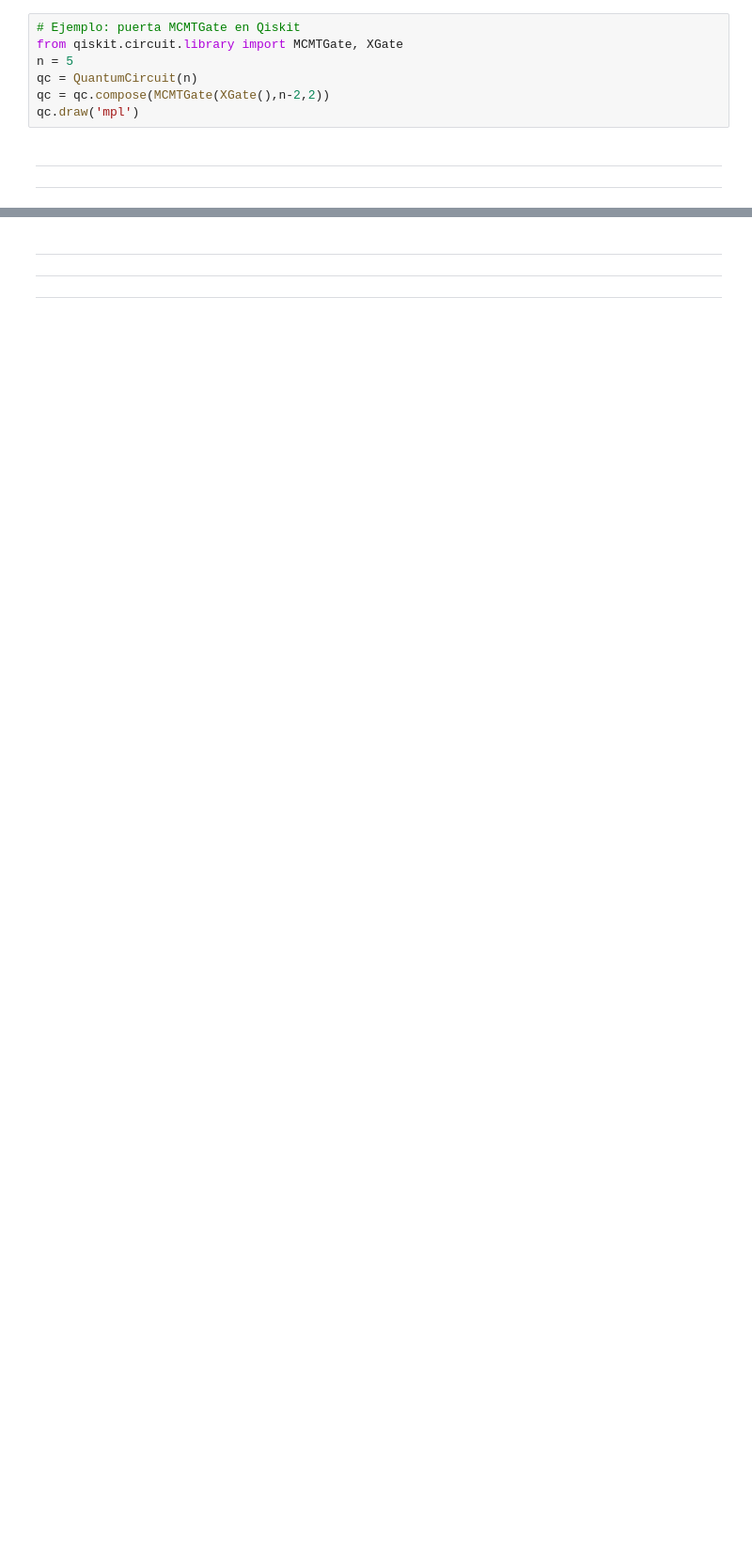
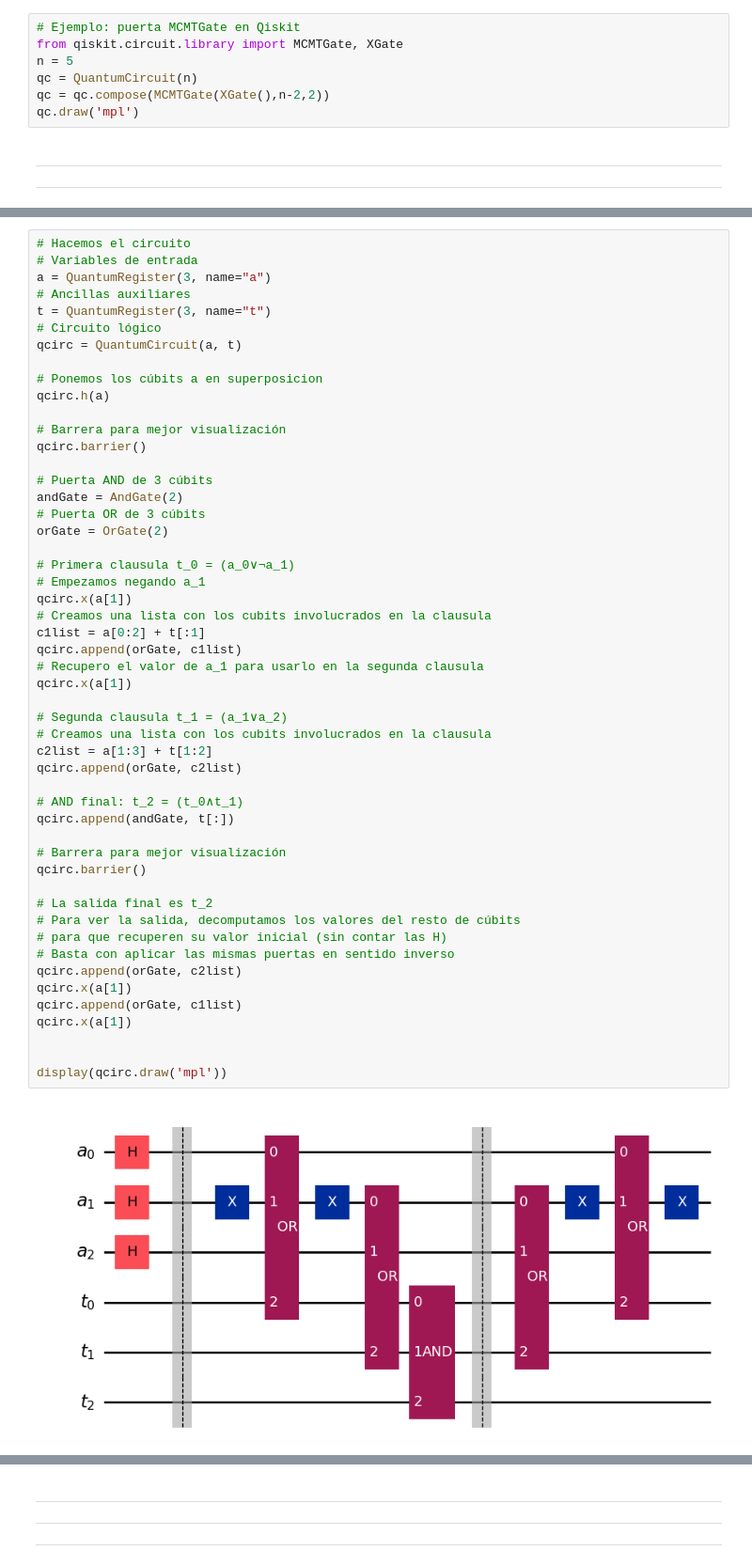
Before and after one commit to tarabelo/2026-VIU-Quantum, a Jupyter notebook: 02. Bits y Cúbits.ipynb, the cells around one changed output, grey strips where cells are left out. Shown at 94% size. Saved outputs shown, nothing was run; the diff lists cells and outputs as text; blank space fills up the shorter version.

```diff
--- a/02. Bits y Cúbits.ipynb
+++ b/02. Bits y Cúbits.ipynb
@@ -1406,0 +1439,53 @@ evaluar_logica()
+# %%
+# Hacemos el circuito
+# Variables de entrada
+a = QuantumRegister(3, name="a")
+# Ancillas auxiliares
+t = QuantumRegister(3, name="t")
+# Circuito lógico
+qcirc = QuantumCircuit(a, t)
+
+# Ponemos los cúbits a en superposicion
+qcirc.h(a)
+
+# Barrera para mejor visualización
+qcirc.barrier()
+
+# Puerta AND de 3 cúbits
+andGate = AndGate(2)
+# Puerta OR de 3 cúbits
+orGate = OrGate(2)
+
+# Primera clausula t_0 = (a_0∨¬a_1)
+# Empezamos negando a_1
+qcirc.x(a[1])
+# Creamos una lista con los cubits involucrados en la clausula
+c1list = a[0:2] + t[:1]
+qcirc.append(orGate, c1list)
+# Recupero el valor de a_1 para usarlo en la segunda clausula
+qcirc.x(a[1])
+
+# Segunda clausula t_1 = (a_1∨a_2)
+# Creamos una lista con los cubits involucrados en la clausula
+c2list = a[1:3] + t[1:2]
+qcirc.append(orGate, c2list)
+
+# AND final: t_2 = (t_0∧t_1)
+qcirc.append(andGate, t[:])
+
+# Barrera para mejor visualización
+qcirc.barrier()
+
+# La salida final es t_2
+# Para ver la salida, decomputamos los valores del resto de cúbits
+# para que recuperen su valor inicial (sin contar las H)
+# Basta con aplicar las mismas puertas en sentido inverso
+qcirc.append(orGate, c2list)
+qcirc.x(a[1])
+qcirc.append(orGate, c1list)
+qcirc.x(a[1])
+
+
+display(qcirc.draw('mpl'))
+# %% [output]
+[figure, added]
```
Also changed, not shown: parts of 17 cells of this notebook.
